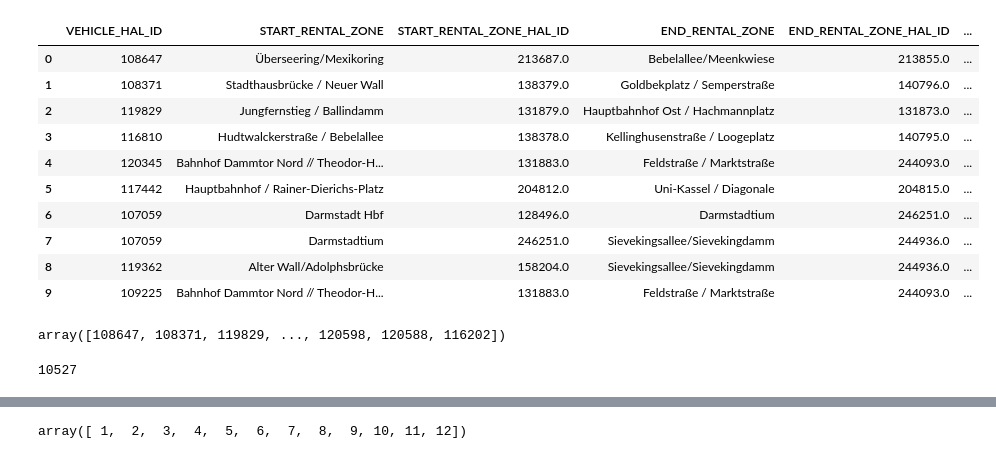
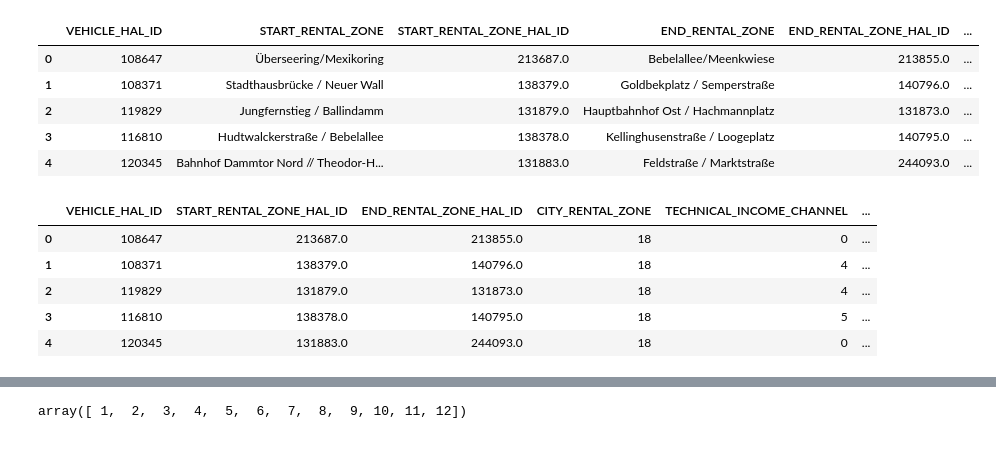
Before and after one commit to chinmaydas96/Bike_sharing, a Jupyter notebook: clustering.ipynb, the cells around one changed output, grey strips where cells are left out. Saved outputs shown, nothing was run; the diff lists cells and outputs as text; code cells hidden in the pictures.

Commit message:
clustering

```diff
--- a/clustering.ipynb
+++ b/clustering.ipynb
@@ -6,3 +6,12 @@ import numpy as np
 # %%
 cluster_2016 = pd.read_csv('cluster_data1.csv')
 population_16 = pd.read_csv('population_16.csv')
+# %%
+cluster_2016.head(5)
+# %% [output]
+|  | VEHICLE_HAL_ID | START_RENTAL_ZONE | START_RENTAL_ZONE_HAL_ID | END_RENTAL_ZONE | END_RENTAL_ZONE_HAL_ID | ... |
+| 0 | 108647 | Überseering/Mexikoring | 213687.0 | Bebelallee/Meenkwiese | 213855.0 | ... |
+| 1 | 108371 | Stadthausbrücke / Neuer Wall | 138379.0 | Goldbekplatz / Semperstraße | 140796.0 | ... |
+| 2 | 119829 | Jungfernstieg / Ballindamm | 131879.0 | Hauptbahnhof Ost / Hachmannplatz | 131873.0 | ... |
+| 3 | 116810 | Hudtwalckerstraße / Bebelallee | 138378.0 | Kellinghusenstraße / Loogeplatz | 140795.0 | ... |
+| 4 | 120345 | Bahnhof Dammtor Nord // Theodor-H... | 131883.0 | Feldstraße / Marktstraße | 244093.0 | ... |
@@ -9,22 +23,13 @@ population_16 = pd.read_csv('population_16.csv')
+# %%
+cluster_2016['CITY_RENTAL_ZONE']=cluster_2016['CITY_RENTAL_ZONE'].astype('category').cat.codes
+cluster_2016['TECHNICAL_INCOME_CHANNEL']=cluster_2016['TECHNICAL_INCOME_CHANNEL'].astype('category').cat.codes
+cluster_2016 = cluster_2016.drop(columns=['START_RENTAL_ZONE', 'END_RENTAL_ZONE'])
 # %%
-cluster_2016.head(10)
+cluster_2016.head()
 # %% [output]
-|  | VEHICLE_HAL_ID | START_RENTAL_ZONE | START_RENTAL_ZONE_HAL_ID | END_RENTAL_ZONE | END_RENTAL_ZONE_HAL_ID | ... |
-| 0 | 108647 | Überseering/Mexikoring | 213687.0 | Bebelallee/Meenkwiese | 213855.0 | ... |
-| 1 | 108371 | Stadthausbrücke / Neuer Wall | 138379.0 | Goldbekplatz / Semperstraße | 140796.0 | ... |
-| 2 | 119829 | Jungfernstieg / Ballindamm | 131879.0 | Hauptbahnhof Ost / Hachmannplatz | 131873.0 | ... |
-| 3 | 116810 | Hudtwalckerstraße / Bebelallee | 138378.0 | Kellinghusenstraße / Loogeplatz | 140795.0 | ... |
-| 4 | 120345 | Bahnhof Dammtor Nord // Theodor-H... | 131883.0 | Feldstraße / Marktstraße | 244093.0 | ... |
-| 5 | 117442 | Hauptbahnhof / Rainer-Dierichs-Platz | 204812.0 | Uni-Kassel / Diagonale | 204815.0 | ... |
-| 6 | 107059 | Darmstadt Hbf | 128496.0 | Darmstadtium | 246251.0 | ... |
-| 7 | 107059 | Darmstadtium | 246251.0 | Sievekingsallee/Sievekingdamm | 244936.0 | ... |
-| 8 | 119362 | Alter Wall/Adolphsbrücke | 158204.0 | Sievekingsallee/Sievekingdamm | 244936.0 | ... |
-| 9 | 109225 | Bahnhof Dammtor Nord // Theodor-H... | 131883.0 | Feldstraße / Marktstraße | 244093.0 | ... |
+|  | VEHICLE_HAL_ID | START_RENTAL_ZONE_HAL_ID | END_RENTAL_ZONE_HAL_ID | CITY_RENTAL_ZONE | TECHNICAL_INCOME_CHANNEL | ... |
+| 0 | 108647 | 213687.0 | 213855.0 | 18 | 0 | ... |
+| 1 | 108371 | 138379.0 | 140796.0 | 18 | 4 | ... |
+| 2 | 119829 | 131879.0 | 131873.0 | 18 | 4 | ... |
+| 3 | 116810 | 138378.0 | 140795.0 | 18 | 5 | ... |
+| 4 | 120345 | 131883.0 | 244093.0 | 18 | 0 | ... |
-# %%
-cluster_2016['VEHICLE_HAL_ID'].unique()
-# %% [output]
-array([108647, 108371, 119829, ..., 120598, 120588, 116202])
-# %%
-len(cluster_2016['VEHICLE_HAL_ID'].unique())
-# %% [output]
-10527
```
Also changed, not shown: parts of 18 cells of this notebook.
